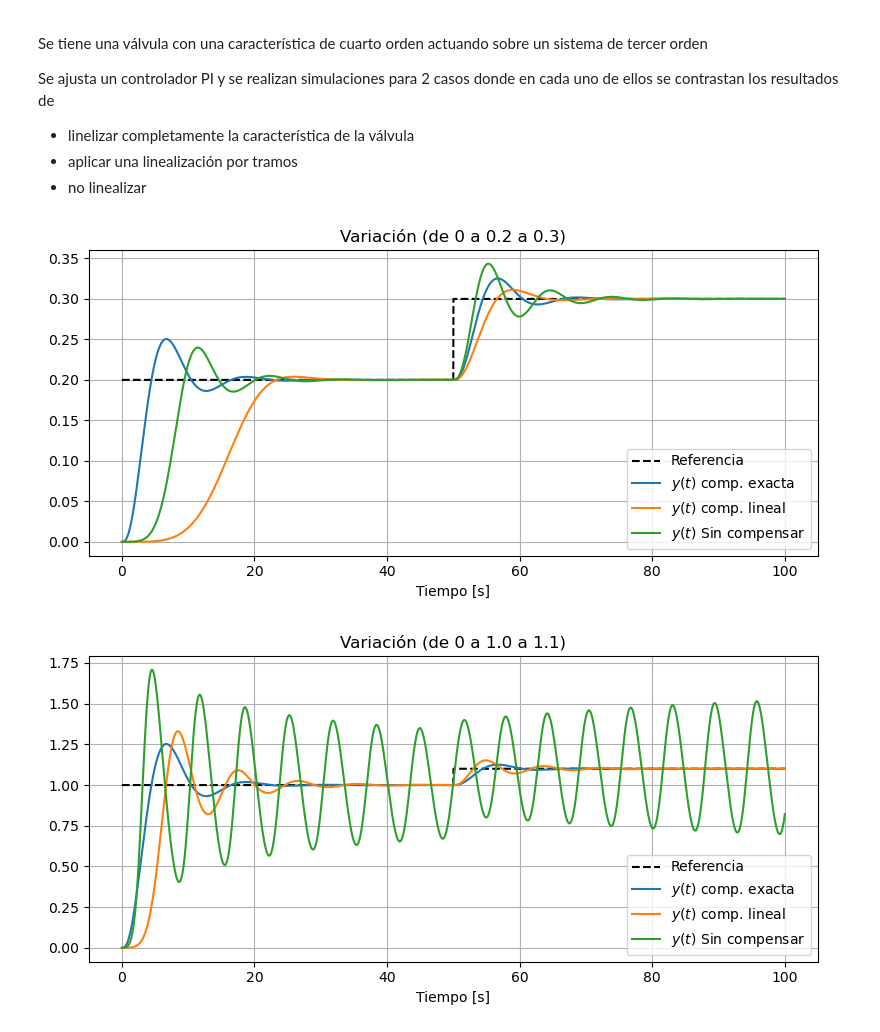
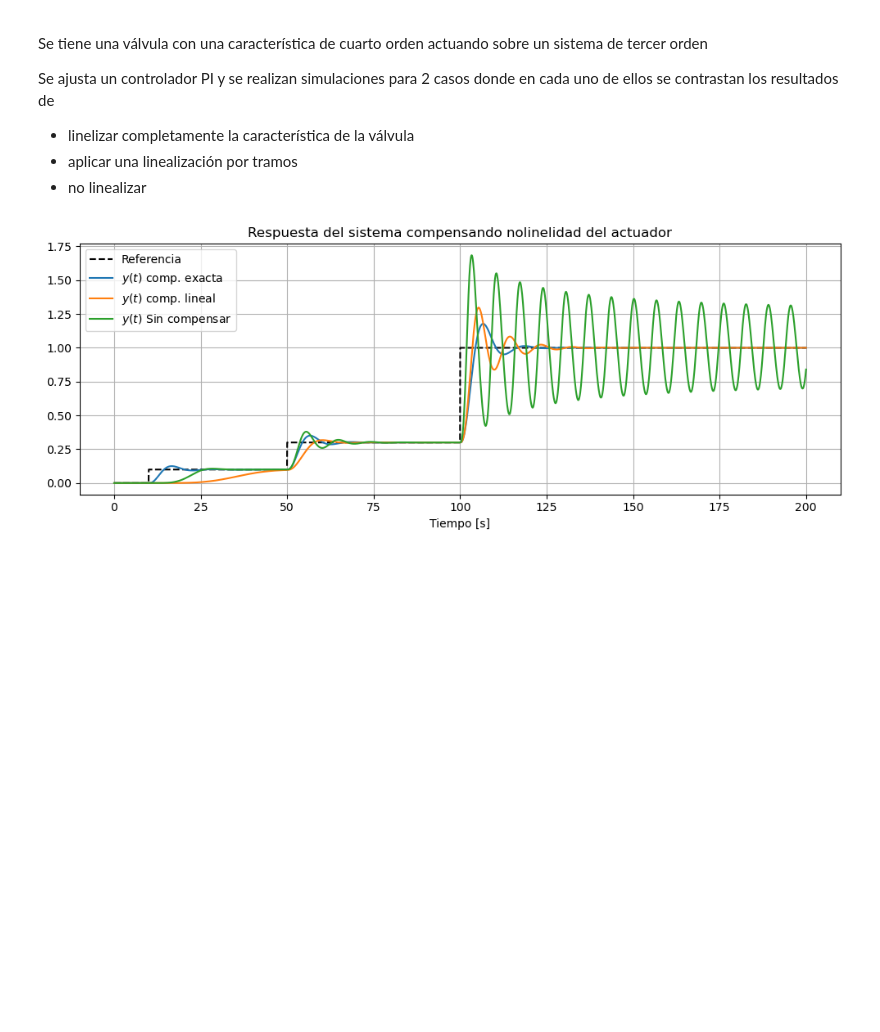
Before and after one commit to pgonfiuba/ica, a Jupyter notebook: 7. Gain Scheduling/linealizacion_estatica.ipynb, the cells around one changed output. Cells and saved outputs as stored; diff of their text form; code cells hidden in the pictures; blank space fills up the shorter version.

```diff
--- a/7. Gain Scheduling/linealizacion_estatica.ipynb
+++ b/7. Gain Scheduling/linealizacion_estatica.ipynb
@@ -43,55 +43,54 @@ def simulate(t,r, compensacion=0):
 
         if compensacion==0:
             u[k] = v[k]**(1/4)
         elif compensacion==1:
             if v[k]>3:
                 u[k] = 0.0538 * v[k] + 1.139
             else:
                 u[k] = 0.433 * v[k]
         else:
             u[k] = v[k]
 
         # salida de la válvula
         q = u[k]**4
 
         # integración del sistema
         x = A @ x + B.flatten() * q
         y[k] = Cmat @ x + D * q
 
     return y, u, v
 
 # --- Escenarios ---
-scenarios = [(0.2, 0.3), (1.0, 1.1)]
-t = np.linspace(0, 100, 4000)
+t = np.linspace(0, 200, 4000)
 
-for i, (r0, r1) in enumerate(scenarios):
-    # Sin compensación
-    r = np.ones_like(t) * r0
-    r[t > 50] = r1  # salto en la referencia
+# Sin compensación
+r = np.zeros_like(t)
+r[t > 10] = 0.1  # salto en la referencia
+r[t > 50] = 0.3  # salto en la referencia
+r[t > 100] = 1  # salto en la referencia
 
-    plt.figure(figsize=(8,4))
-    plt.plot(t, r, 'k--', label='Referencia')
+plt.figure(figsize=(10,4))
+plt.plot(t, r, 'k--', label='Referencia')
 
-    # Con compensación exacta
-    y, u, v = simulate(t,r, compensacion=0)
-    plt.plot(t, y, label='$y(t)$ comp. exacta')
+# Con compensación exacta
+y, u, v = simulate(t,r, compensacion=0)
+plt.plot(t, y, label='$y(t)$ comp. exacta')
 
-    # Con compensación por LUT
-    y, u, v = simulate(t,r, compensacion=1)
-    plt.plot(t, y, label='$y(t)$ comp. lineal')
+# Con compensación por LUT
+y, u, v = simulate(t,r, compensacion=1)
+plt.plot(t, y, label='$y(t)$ comp. lineal')
 
-    # Sin compensación
-    y, u, v = simulate(t,r, compensacion=-1)
-    plt.plot(t, y, label='$y(t)$ Sin compensar')
+# Sin compensación
+y, u, v = simulate(t,r, compensacion=-1)
+plt.plot(t, y, label='$y(t)$ Sin compensar')
 
 
-    plt.title(f"Variación (de 0 a {r0} a {r1})")
-    plt.grid(True)
-    plt.xlabel("Tiempo [s]")
-    plt.legend()
+plt.title("Respuesta del sistema compensando nolinelidad del actuador")
+plt.grid(True)
+plt.xlabel("Tiempo [s]")
+plt.legend()
 
-    plt.tight_layout()
-    plt.show()
+plt.tight_layout()
+plt.show()
 # %% [output]
-[figure, old version]
+[figure, new version]
-[figure, removed]
```
Also changed, not shown: 1 other file.
